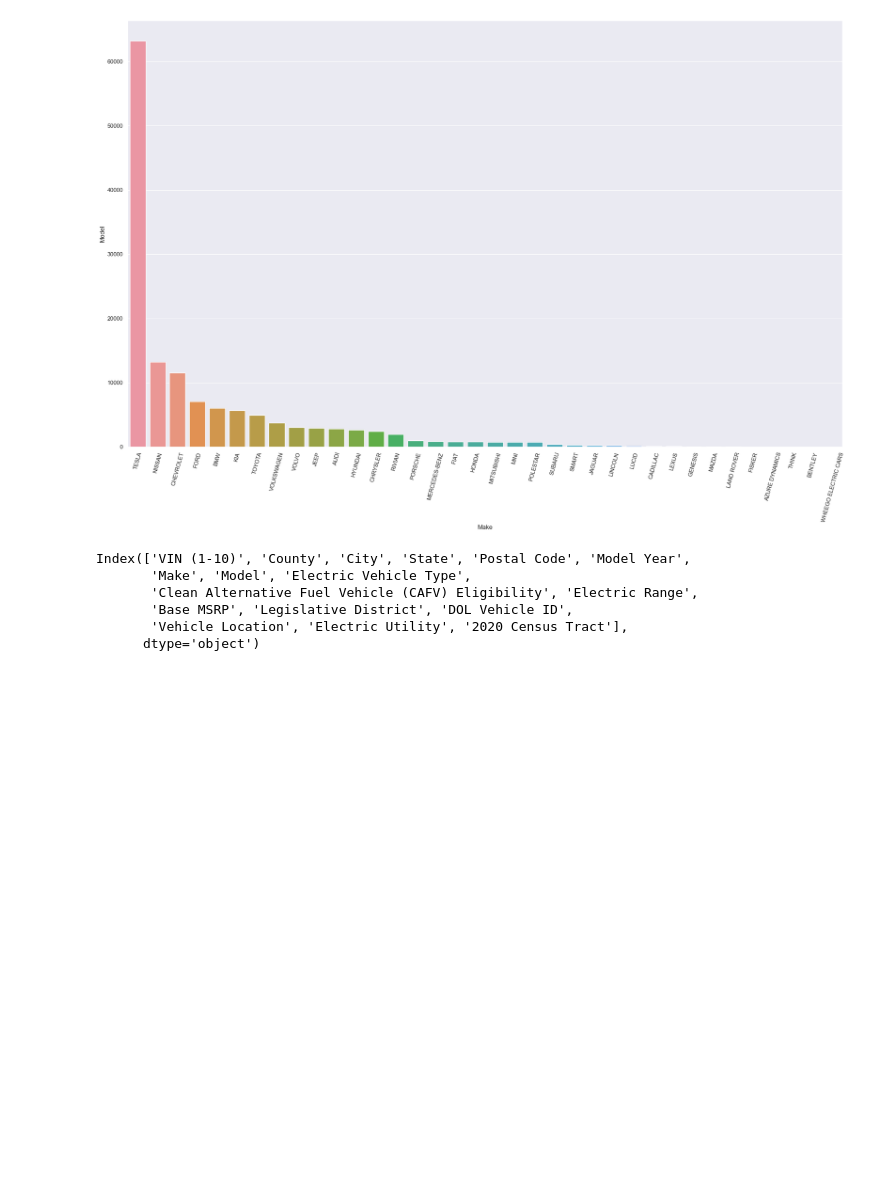
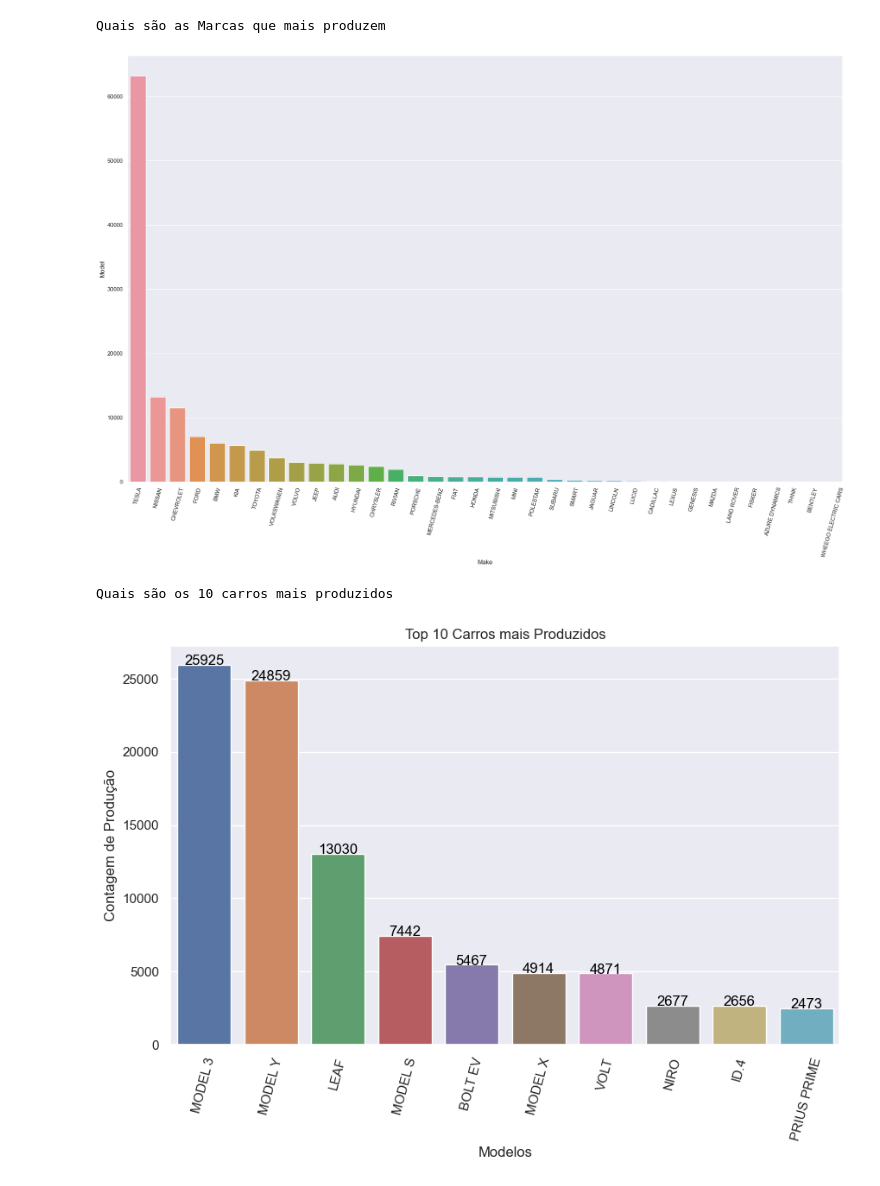
Before and after one commit to daniel64bit/electric_vehicle_classification, a Jupyter notebook: notebooks/Projeto Aplicado 2.ipynb, the cells around one changed output. Saved outputs shown, nothing was run; the diff lists cells and outputs as text; code cells hidden in the pictures; blank space fills up the shorter version.

```diff
--- a/notebooks/Projeto Aplicado 2.ipynb
+++ b/notebooks/Projeto Aplicado 2.ipynb
@@ -69,15 +61,28 @@ max                49.00000 479254772.00000  56033000100.00000
 # %%
+# Analise
+
+print("Quais são as Marcas que mais produzem")
 aux1 = df[['Make', 'Model']].groupby('Make').count().sort_values("Model", ascending = False).reset_index()
 sns.barplot( x='Make', y='Model', data=aux1 )
 plt.xticks(rotation=75);
 # %% [output]
+Quais são as Marcas que mais produzem
 [figure]
-# %%
-df.columns
-# %% [output]
-Index(['VIN (1-10)', 'County', 'City', 'State', 'Postal Code', 'Model Year',
-       'Make', 'Model', 'Electric Vehicle Type',
-       'Clean Alternative Fuel Vehicle (CAFV) Eligibility', 'Electric Range',
-       'Base MSRP', 'Legislative District', 'DOL Vehicle ID',
-       'Vehicle Location', 'Electric Utility', '2020 Census Tract'],
-      dtype='object')
+# %%
+print("Quais são os 10 carros mais produzidos")
+aux1 = df[['Make', 'Model']].groupby('Model').count().sort_values("Make", ascending = False).head(10).reset_index()
+
+plt.figure(figsize=(10, 6))
+sns.barplot(x='Model', y='Make', data=aux1)
+plt.xticks(rotation=75)
+plt.xlabel('Modelos')
+plt.ylabel('Contagem de Produção')
+plt.title('Top 10 Carros mais Produzidos')
+
+for index, row in aux1.iterrows():
+    plt.text(index, row['Make'], row['Make'], color='black', ha="center")
+
+plt.show()
+# %% [output]
+Quais são os 10 carros mais produzidos
+[figure, added]
```
Also changed, not shown: parts of 2 cells of this notebook.
